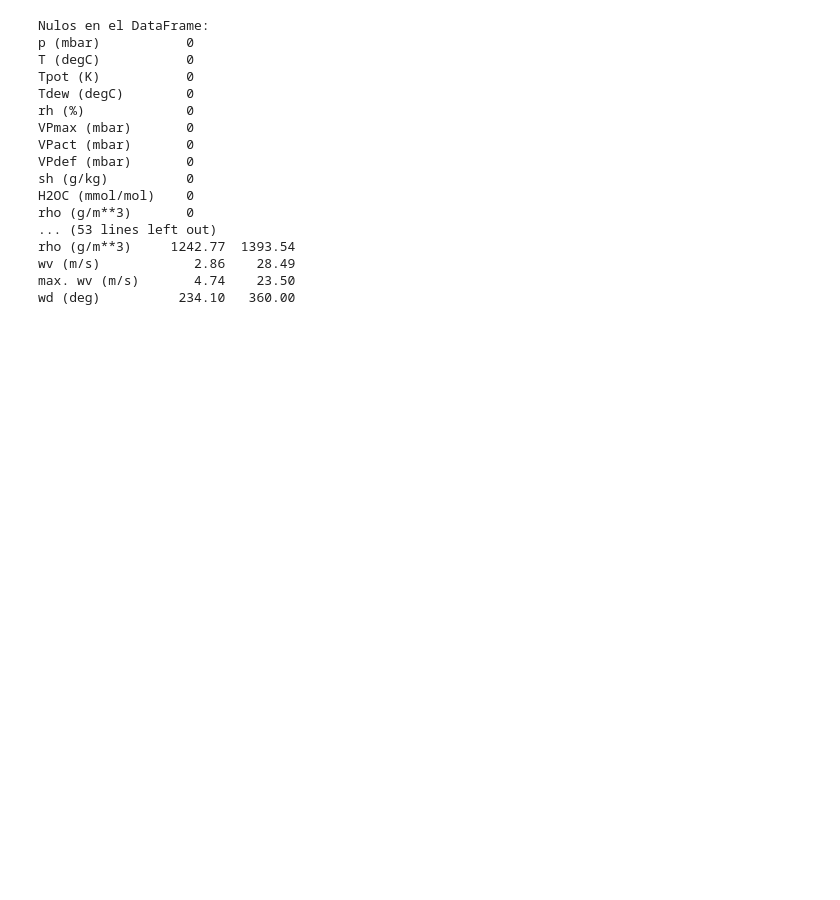
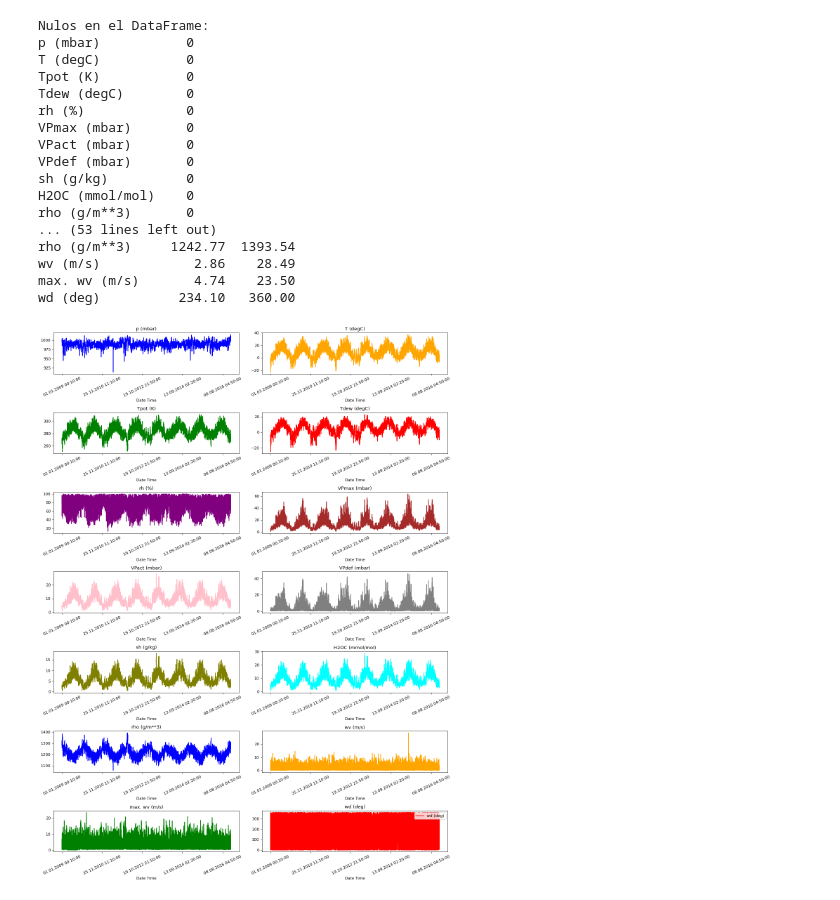
Before and after one commit to fullstackaaronsanchezbelber/fullstack, a Jupyter notebook: TimeSeriesCoursera/Notebook..ipynb, the cells around one changed output. Drawn from its saved outputs; the diff is of its cells as text; code cells hidden in the pictures; blank space fills up the shorter version.

```diff
--- a/TimeSeriesCoursera/Notebook..ipynb
+++ b/TimeSeriesCoursera/Notebook..ipynb
@@ -83,3 +89,79 @@ rho (g/m**3)     1242.77  1393.54
 wv (m/s)            2.86    28.49
 max. wv (m/s)       4.74    23.50
 wd (deg)          234.10   360.00
+# %%
+NUMERIC = [
+"p (mbar)",
+"T (degC)",
+"Tpot (K)",
+"Tdew (degC)",
+"rh (%)",
+"VPmax (mbar)",
+"VPact (mbar)",
+"VPdef (mbar)",
+"sh (g/kg)",
+"H2OC (mmol/mol)",
+"rho (g/m**3)",
+"wv (m/s)",
+"max. wv (m/s)",
+"wd (deg)",
+          ]
+CATEGORICAL = ""
+ID = ""
+DATETIME = ["Date Time"]
+# %%
+colors = [
+    "blue",
+    "orange",
+    "green",
+    "red",
+    "purple",
+    "brown",
+    "pink",
+    "gray",
+    "olive",
+    "cyan",
+]
+
+# Plots each column as a time series
+def visualize_plots(dataset, columns):
+    # Selecciona las características específicas del conjunto de datos.
+    features = dataset[columns]
+
+    # Crea una figura y un conjunto de subgráficos con un diseño determinado.
+    fig, axes = plt.subplots(
+        nrows=len(columns)//2 + len(columns)%2, ncols=2, figsize=(15, 20), dpi=80, facecolor="w", edgecolor="k"
+    )
+
+    # Realiza un bucle a través de las columnas proporcionadas.
+    for i, col in enumerate(columns):
+        # Selecciona un color específico para cada iteración.
+        c = colors[i % (len(colors))]
+
+        # Selecciona los datos de la columna específica.
+        t_data = dataset[col]
+
+        # Asigna los índices del conjunto de datos a los índices de los datos de la columna.
+        t_data.index = dataset.index
+
+        # Imprime los primeros datos de la columna.
+        t_data.head()
+
+        # Grafica los datos en un eje específico con un color específico y un título específico.
+        ax = t_data.plot(
+            ax=axes[i // 2, i % 2],
+            color=c,
+            title="{}".format(col),
+            rot=25,
+        )
+
+    # Agrega una leyenda a la gráfica.
+    ax.legend([col])
+
+    # Ajusta automáticamente los parámetros del subtrazado para que se ajusten a la figura.
+    plt.tight_layout()
+
+# Visualize the dataset
+visualize_plots(df, NUMERIC)
+# %% [output]
+[figure, added]
```
Also changed, not shown: parts of 9 cells of this notebook.
